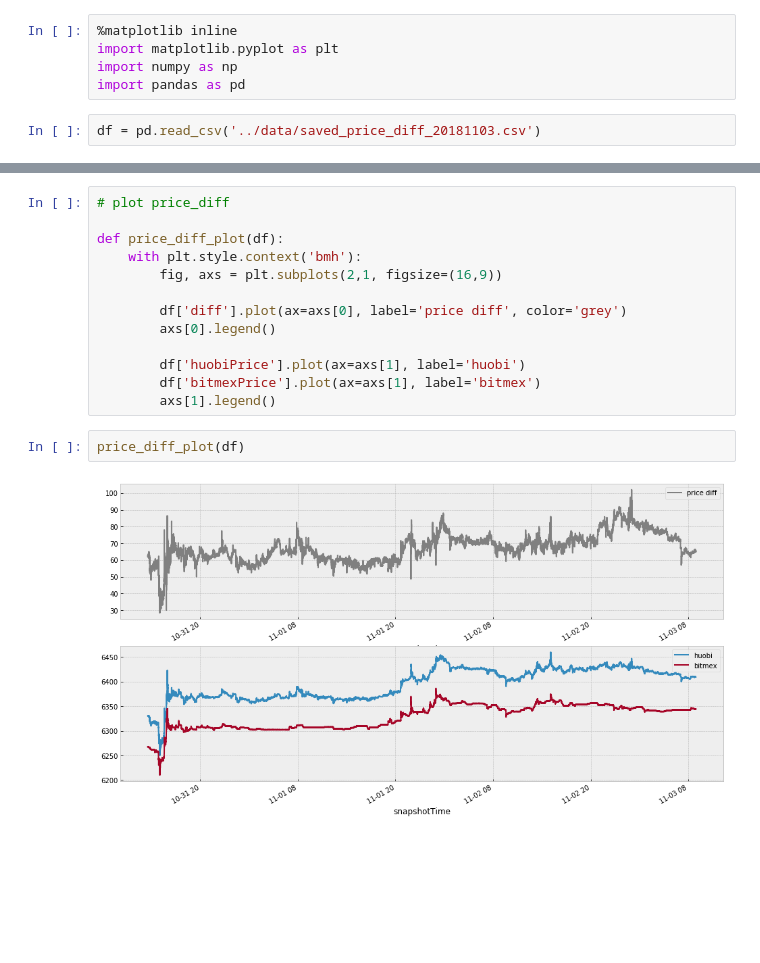
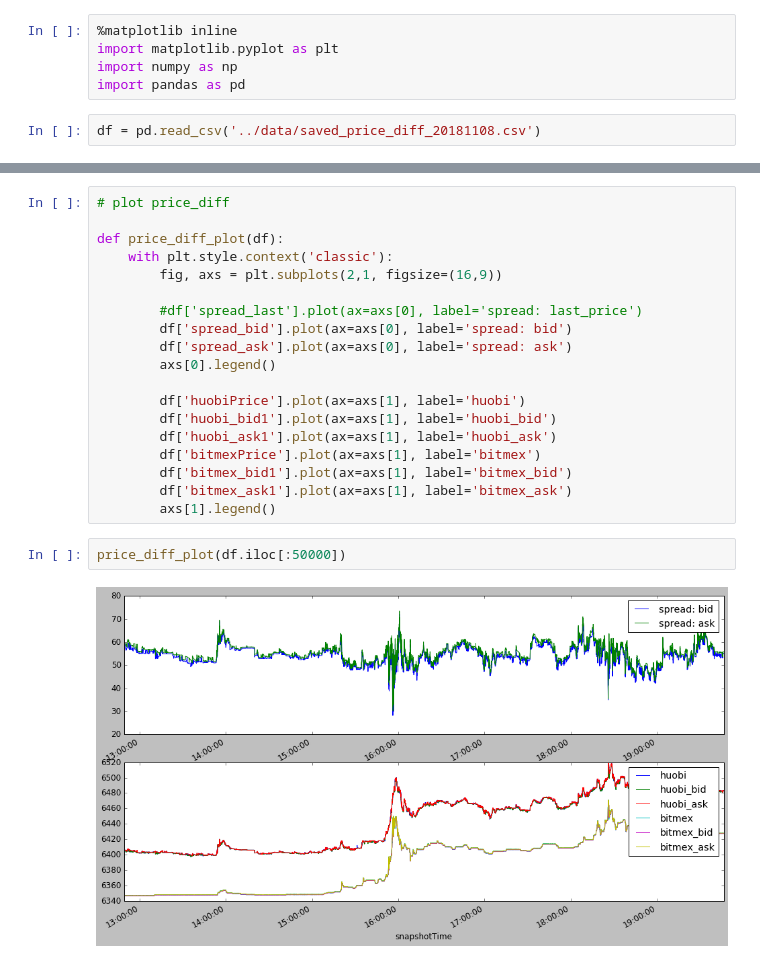
Before and after one commit to JiaRu2016/qsed, a Jupyter notebook: qsed/InterExchangeAbitrage/report/analysis-diff.ipynb, the cells around one changed output, grey strips where cells are left out. Cells and saved outputs as stored; diff of their text form; blank space fills up the shorter version.

Commit message:
report - spread_ask/bid

```diff
--- a/qsed/InterExchangeAbitrage/report/analysis-diff.ipynb
+++ b/qsed/InterExchangeAbitrage/report/analysis-diff.ipynb
@@ -6,7 +8,7 @@ import matplotlib.pyplot as plt
 import numpy as np
 import pandas as pd
 # %%
-df = pd.read_csv('../data/saved_price_diff_20181103.csv')
+df = pd.read_csv('../data/saved_price_diff_20181108.csv')
 # %%
 df.columns = df.columns.str.strip()
 df['snapshotTime'] = df.snapshotTime.astype('datetime64[ns]')
@@ -25,19 +27,25 @@ df.head()
 # plot price_diff
 
 def price_diff_plot(df):
-    with plt.style.context('bmh'):
+    with plt.style.context('classic'):
         fig, axs = plt.subplots(2,1, figsize=(16,9))
 
-        df['diff'].plot(ax=axs[0], label='price diff', color='grey')
+        #df['spread_last'].plot(ax=axs[0], label='spread: last_price')
+        df['spread_bid'].plot(ax=axs[0], label='spread: bid')
+        df['spread_ask'].plot(ax=axs[0], label='spread: ask')
         axs[0].legend()
 
         df['huobiPrice'].plot(ax=axs[1], label='huobi')
+        df['huobi_bid1'].plot(ax=axs[1], label='huobi_bid')
+        df['huobi_ask1'].plot(ax=axs[1], label='huobi_ask')
         df['bitmexPrice'].plot(ax=axs[1], label='bitmex')
+        df['bitmex_bid1'].plot(ax=axs[1], label='bitmex_bid')
+        df['bitmex_ask1'].plot(ax=axs[1], label='bitmex_ask')
         axs[1].legend()
 # %%
-price_diff_plot(df)
+price_diff_plot(df.iloc[:50000])
 # %% [output]
-[figure, old version]
+[figure, new version]
 # %%
 # sub time frame
 
```
Also changed, not shown: parts of 6 cells of this notebook.
